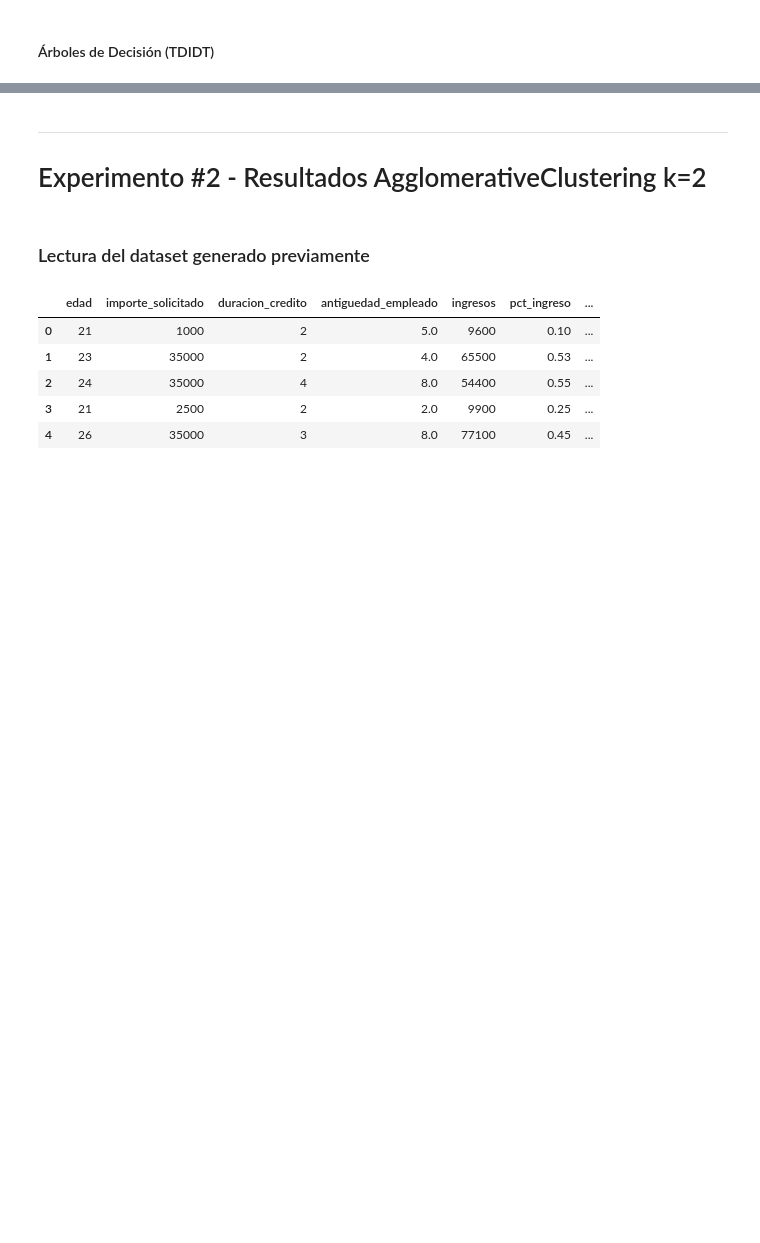
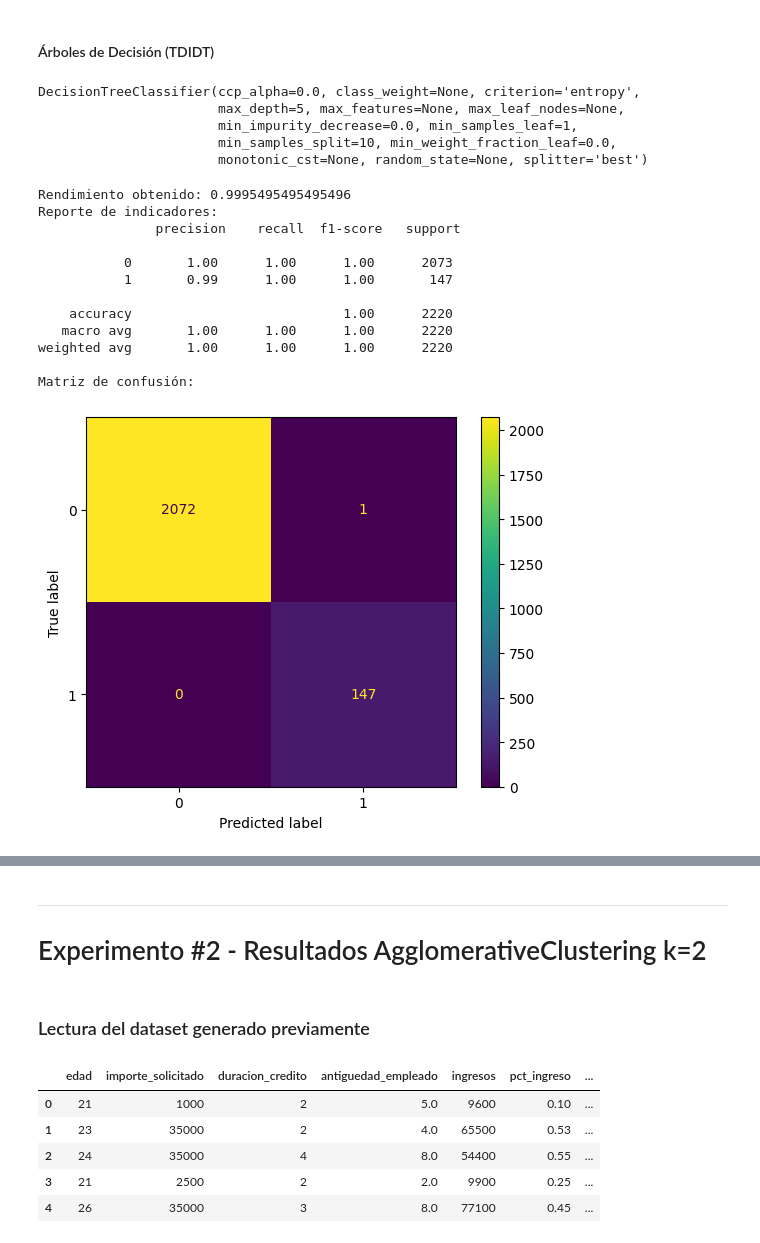
Before and after one commit to ElisaPardo/13MBID-OCT2324, a Jupyter notebook: notebooks/modelado/clusterizacion_reglas/MD03 - Reglas DT.ipynb, the cells around one changed output, grey strips where cells are left out. Cells and saved outputs as stored; diff of their text form; code cells hidden in the pictures; blank space fills up the shorter version.

```diff
--- a/notebooks/modelado/clusterizacion_reglas/MD03 - Reglas DT.ipynb
+++ b/notebooks/modelado/clusterizacion_reglas/MD03 - Reglas DT.ipynb
@@ -199,3 +201,27 @@ with mlflow.start_run(run_name='Decision Tree'):
 
     # Se finaliza el registro
     mlflow.end_run()
+# %%
+dtc
+# %% [output]
+DecisionTreeClassifier(ccp_alpha=0.0, class_weight=None, criterion='entropy',
+                       max_depth=5, max_features=None, max_leaf_nodes=None,
+                       min_impurity_decrease=0.0, min_samples_leaf=1,
+                       min_samples_split=10, min_weight_fraction_leaf=0.0,
+                       monotonic_cst=None, random_state=None, splitter='best')
+# %%
+evaluar_modelo(dtc, test_data, test_labels)
+# %% [output]
+Rendimiento obtenido: 0.9995495495495496
+Reporte de indicadores:
+               precision    recall  f1-score   support
+
+           0       1.00      1.00      1.00      2073
+           1       0.99      1.00      1.00       147
+
+    accuracy                           1.00      2220
+   macro avg       1.00      1.00      1.00      2220
+weighted avg       1.00      1.00      1.00      2220
+
+Matriz de confusión:
+[figure, added]
```
Also changed, not shown: parts of 32 cells of this notebook, 6 other files.
